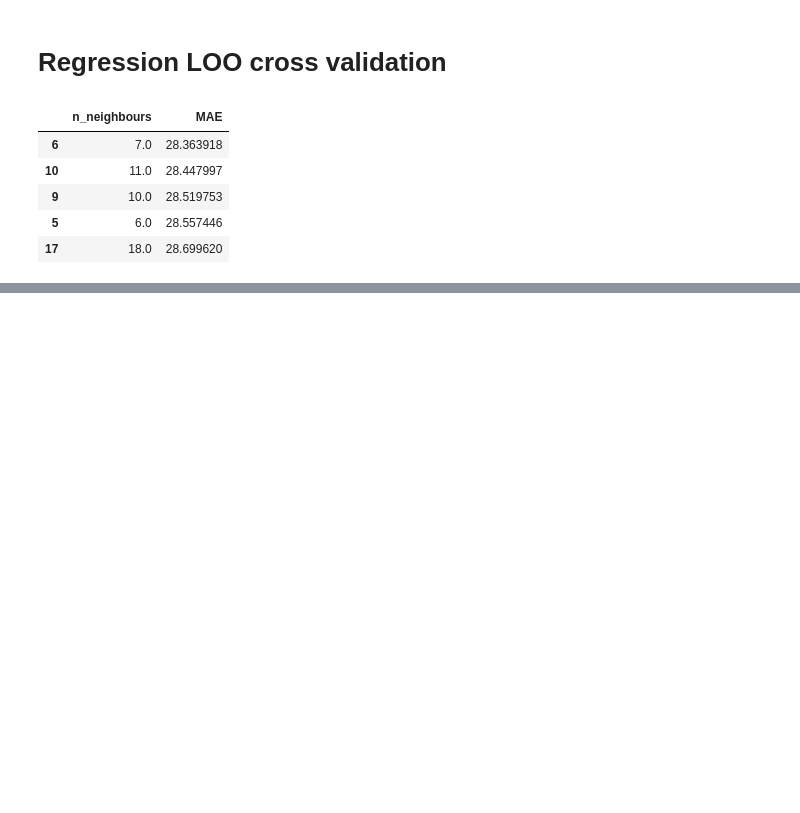
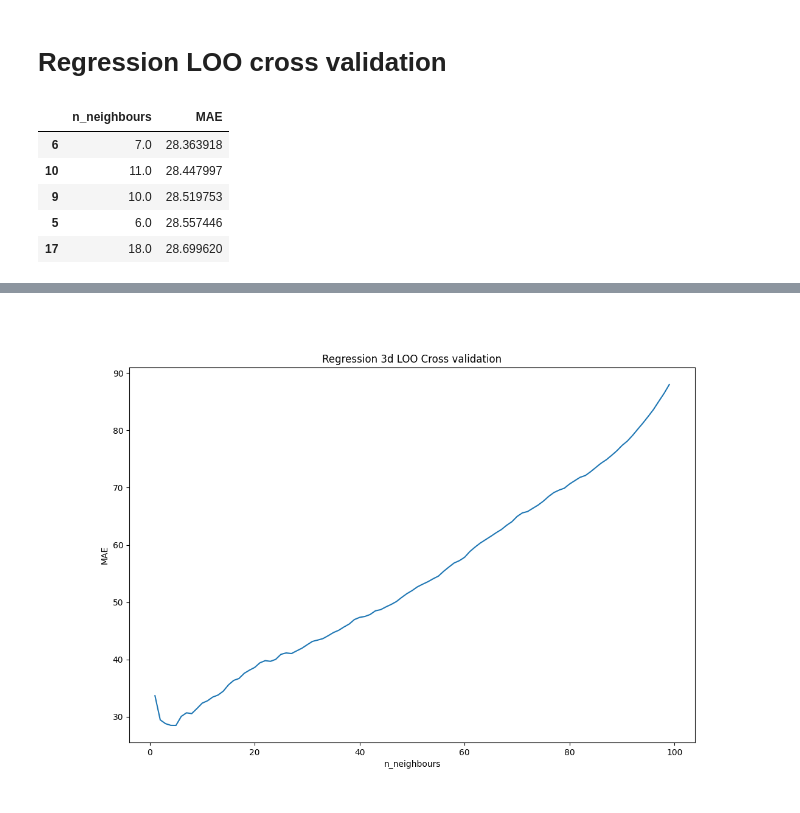
Before and after one commit to MeWoash/Data-analysis, a Jupyter notebook: lab7 knn algorithm/lab7.ipynb, the cells around one changed output, grey strips where cells are left out. Drawn from its saved outputs; the diff is of its cells as text; code cells hidden in the pictures; blank space fills up the shorter version.

```diff
--- a/lab7 knn algorithm/lab7.ipynb
+++ b/lab7 knn algorithm/lab7.ipynb
@@ -270,0 +313,3 @@ plt.show()
+# %%
+res=knn.score_regression_loo(1,100,1)
+res.sort_values(by=['MAE','n_neighbours'],ascending=[True,False]).head(5)
@@ -270,0 +323,9 @@ plt.show()
+# %%
+fig,ax=plt.subplots(1,1,figsize=(12,8))
+ax.set_title('Regression 3d LOO Cross validation')
+ax.set_xlabel('n_neighbours')
+ax.set_ylabel('MAE')
+ax.plot(res['n_neighbours'],res['MAE'])
+plt.show()
+# %% [output]
+[figure, added]
```
Also changed, not shown: parts of 12 cells of this notebook.
